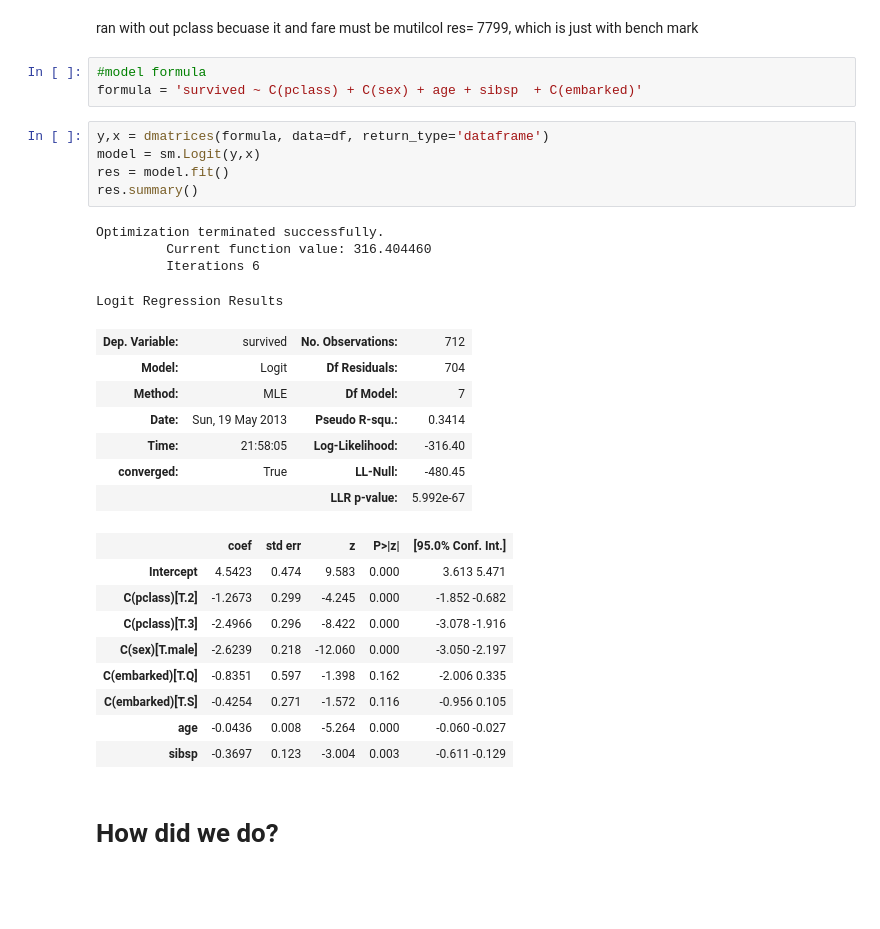
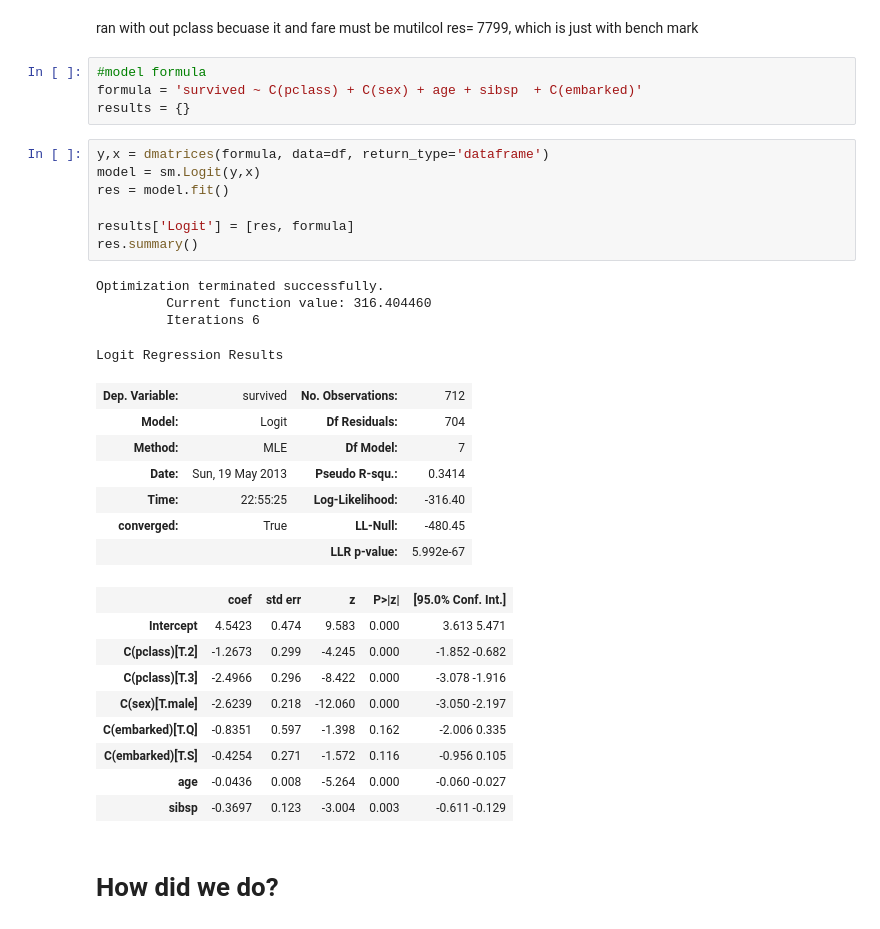
Before and after one commit to agconti/kaggle-titanic, a Jupyter notebook: Titanic.ipynb, the cells around one changed output. Cells and saved outputs as stored; diff of their text form; blank space fills up the shorter version.

```diff
--- a/Titanic.ipynb
+++ b/Titanic.ipynb
@@ -234,21 +232,24 @@ ran with out pclass becuase it and fare must be mutilcol res= 7799, which is jus
 # %%
 #model formula
 formula = 'survived ~ C(pclass) + C(sex) + age + sibsp  + C(embarked)'
+results = {}
 # %%
 y,x = dmatrices(formula, data=df, return_type='dataframe')
 model = sm.Logit(y,x)
 res = model.fit()
+
+results['Logit'] = [res, formula]
 res.summary()
 # %% [output]
 Optimization terminated successfully.
          Current function value: 316.404460
          Iterations 6
 Logit Regression Results
 | Dep. Variable: | survived | No. Observations: | 712 |
 | Model: | Logit | Df Residuals: | 704 |
 | Method: | MLE | Df Model: | 7 |
 | Date: | Sun, 19 May 2013 | Pseudo R-squ.: | 0.3414 |
-| Time: | 21:58:05 | Log-Likelihood: | -316.40 |
+| Time: | 22:55:25 | Log-Likelihood: | -316.40 |
 | converged: | True | LL-Null: | -480.45 |
 |  |  | LLR p-value: | 5.992e-67 |
 |  | coef | std err | z | P>|z| | [95.0% Conf. Int.] |
```
Also changed, not shown: parts of 12 cells of this notebook.
